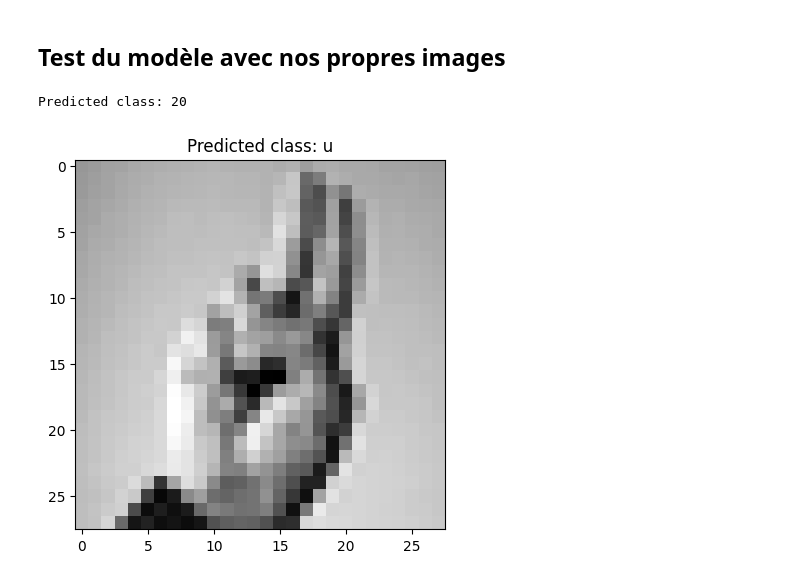
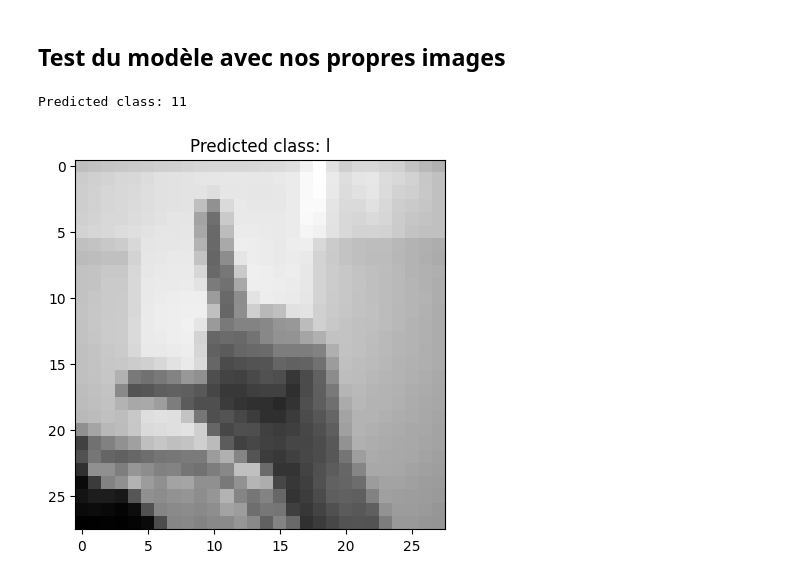
Before and after one commit to MathisAulagnier/SignLanguageLetterRecognitionAI, a Jupyter notebook: src/notebooks/proj_ia_ConvNet.ipynb, the cells around one changed output. Cells and saved outputs as stored; diff of their text form; code cells hidden in the pictures.

Commit message:
[FEAT] images pour test (mais resultats nuls)

```diff
--- a/src/notebooks/proj_ia_ConvNet.ipynb
+++ b/src/notebooks/proj_ia_ConvNet.ipynb
@@ -516,34 +516,34 @@ class ReduceContrast:
 transform = v2.Compose([
     v2.Grayscale(num_output_channels=1),
     EdgeEnhance(),
     v2.Resize((28, 28), ),
     ReduceContrast(factor=0.9),
     v2.ToTensor(),
     v2.Normalize((0.5,), (0.5,))
 ])
 
 def load_image(image_path):
     image = Image.open(image_path)
     image = transform(image)
     image = image.unsqueeze(0)  # Ajouter une dimension pour le batch
     return image
 
 # Charger et prétraiter l'image de test
-image_path = '../../data/ours/test/test11.jpg'
+image_path = '../../MainsVictor/test3.png'
 image = load_image(image_path)
-image = test_loader.dataset.tensors[0][50].unsqueeze(0)
+#image = test_loader.dataset.tensors[0][50].unsqueeze(0)
 # Faire une prédiction
 output = cnn(image)
 _, predicted = torch.max(output, 1)
 
 # Afficher le résultat
 print(f'Predicted class: {predicted.item()}')
 
 # Optionnel : afficher l'image
 class_names = ['a','b','c','d','e','f','g','h','i','j','k','l','m','n','o','p','q','r','s','t','u','v','w','x','y','z']
 plt.imshow(image.squeeze(), cmap='gray')
 plt.title(f'Predicted class: {class_names[predicted.item()]}')
 plt.show()
 # %% [output]
-Predicted class: 20
+Predicted class: 11
-[figure, old version]
+[figure, new version]
```
Also changed, not shown: 12 other files.
